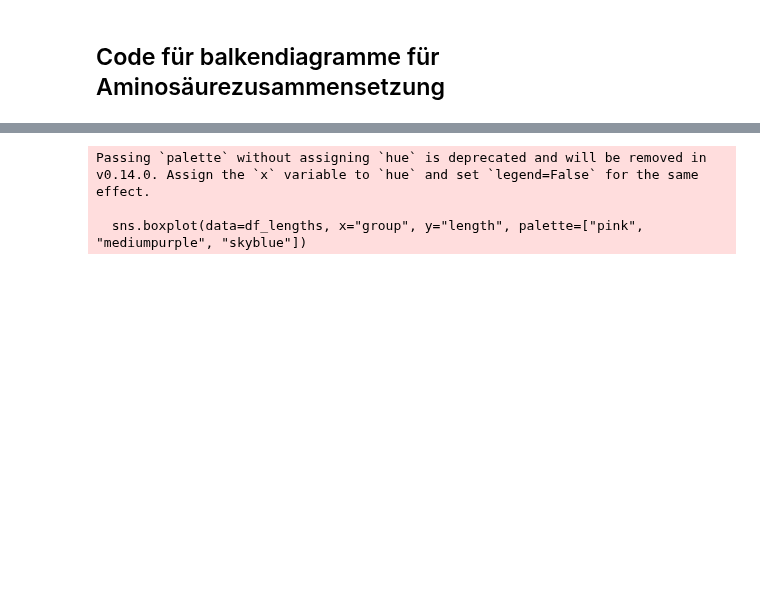
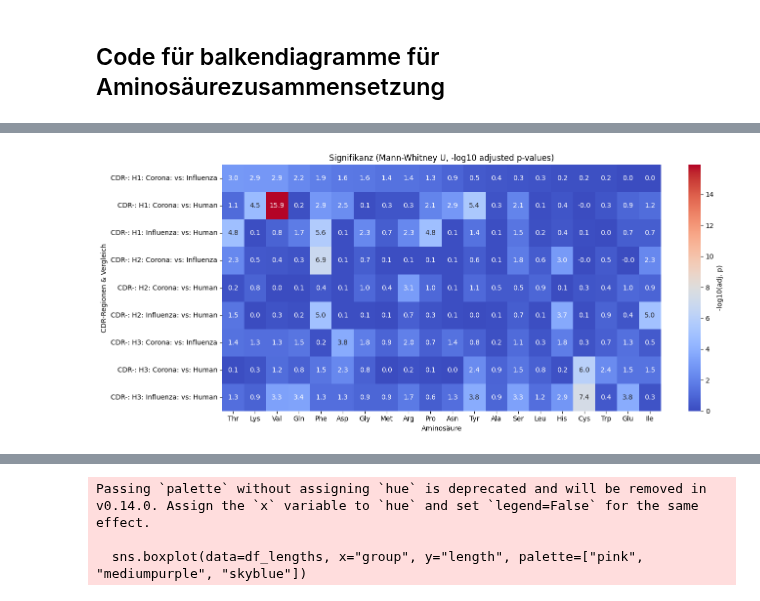
Before and after one commit to datascience-2025-group4/group04-team02, a Jupyter notebook: dataanalysis/03_aa_composition.ipynb, the cells around one changed output, grey strips where cells are left out. Drawn from its saved outputs; the diff is of its cells as text; code cells hidden in the pictures; blank space fills up the shorter version.

```diff
--- a/dataanalysis/03_aa_composition.ipynb
+++ b/dataanalysis/03_aa_composition.ipynb
@@ -86,0 +107,14 @@ plot_aa_composition(aac_sars_h1, aac_influenza_h1, aac_human_h1, region_label="C
+# %%
+from scipy.stats import mannwhitneyu
+from statsmodels.stats.multitest import multipletests
+
+def mann_whitney_comparison(df1, df2, aa_list, label1="Group1", label2="Group2"):
+    results = []
+    for aa in aa_list:
+        group1 = df1[aa] if aa in df1 else pd.Series([0]*len(df1))
+        group2 = df2[aa] if aa in df2 else pd.Series([0]*len(df2))
+        stat, p = mannwhitneyu(group1, group2, alternative='two-sided')
+        results.append((aa, aa_1_to_3[aa], group1.mean(), group2.mean(), p))
+    df_result = pd.DataFrame(results, columns=["AA", "AA_3", f"Mean_{label1}", f"Mean_{label2}", "p_value"])
+    df_result["adjusted_p"] = multipletests(df_result["p_value"], method="fdr_bh")[1]
+    return df_result.sort_values("adjusted_p")
@@ -87,3 +165,31 @@ plot_aa_composition(aac_sars_h1, aac_influenza_h1, aac_human_h1, region_label="C
+# %%
+# Leeres Dictionary für Heatmap-Daten
+heatmap_data = {}
+
+# Schleife über alle gespeicherten Ergebnisse
+for name, df in all_results.items():
+    row_label = name.replace("_", ": ").replace("CDR", "CDR-")  # schöner formatieren
+    row = {aa_1_to_3[aa]: -np.log10(p) if p > 0 else 10 for aa, p in zip(df["AA"], df["adjusted_p"])}
+    heatmap_data[row_label] = row
+
+import pandas as pd
+import numpy as np
+
+df_heatmap = pd.DataFrame.from_dict(heatmap_data, orient="index").fillna(0)
+
+# heatmap plotten
+import seaborn as sns
+import matplotlib.pyplot as plt
+
+plt.figure(figsize=(14, 6))
+sns.heatmap(df_heatmap, cmap="coolwarm", annot=True, fmt=".1f", cbar_kws={'label': '-log10(adj. p)'})
+plt.title("Signifikanz (Mann-Whitney U, -log10 adjusted p-values)")
+plt.xlabel("Aminosäure")
+plt.ylabel("CDR-Regionen & Vergleich")
+plt.tight_layout()
+plt.show()
+# %% [output]
+[figure, added]
 # %%
 import pandas as pd
 import seaborn as sns
```
Also changed, not shown: parts of 16 cells of this notebook, 9 other files.
